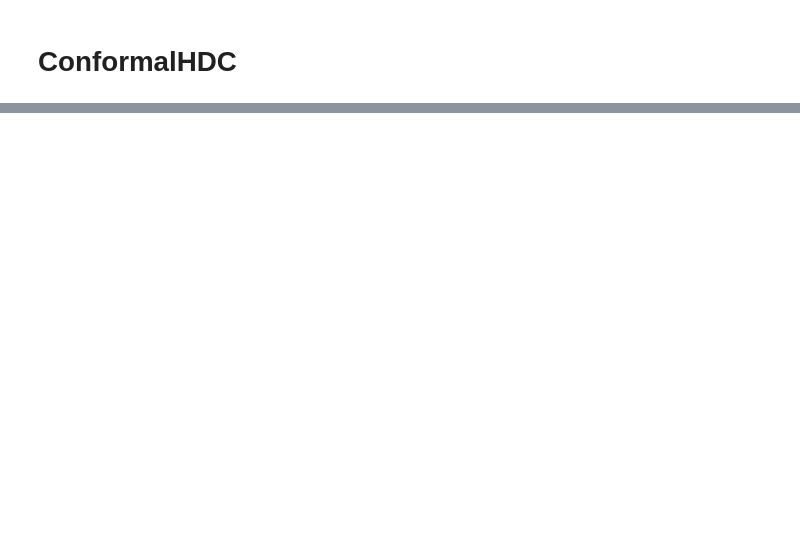
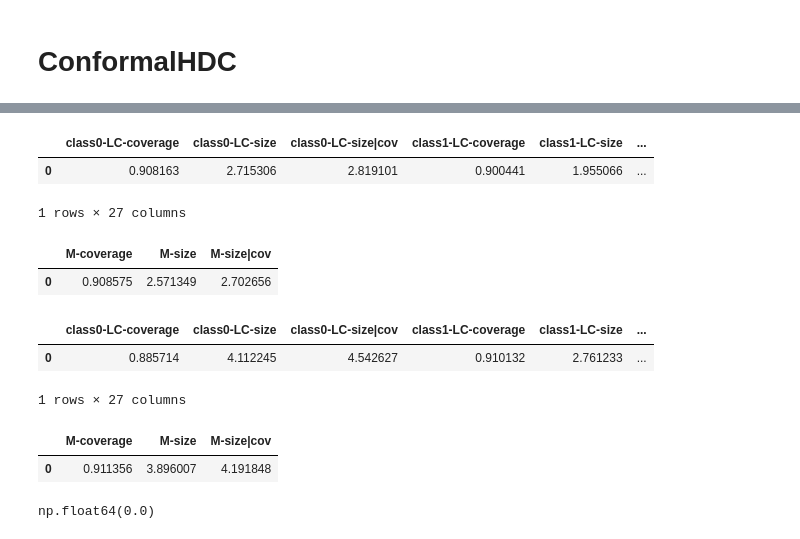
Before and after one commit to ZiyiLiang/conformalHDC, a Jupyter notebook: notebook/BinaryMNIST_inference.ipynb, the cells around one changed output, grey strips where cells are left out. Cells and saved outputs as stored; diff of their text form; code cells hidden in the pictures; blank space fills up the shorter version.

```diff
--- a/notebook/BinaryMNIST_inference.ipynb
+++ b/notebook/BinaryMNIST_inference.ipynb
@@ -211,0 +298,5 @@ plt.show()
+# %%
+in_test_HVs = test_HVs[in_sample_indices]
+in_test_labels = test_labels[in_sample_indices]
+# %%
+chdc = ConformalHDC(to_numpy(prototypes))
@@ -211,0 +305,11 @@ plt.show()
+# %%
+alpha = 0.1
+psets = chdc.set_valued_CP(in_test_HVs, alpha, marginal=False)
+# %%
+df_lc = eval_lc_psets(psets, in_test_labels)
+# %%
+df_lc
+# %% [output]
+|  | class0-LC-coverage | class0-LC-size | class0-LC-size|cov | class1-LC-coverage | class1-LC-size | ... |
+| 0 | 0.908163 | 2.715306 | 2.819101 | 0.900441 | 1.955066 | ... |
+1 rows × 27 columns
@@ -211,0 +318,5 @@ plt.show()
+# %%
+df_m
+# %% [output]
+|  | M-coverage | M-size | M-size|cov |
+| 0 | 0.908575 | 2.571349 | 2.702656 |
@@ -211,0 +330,6 @@ plt.show()
+# %%
+df_lc
+# %% [output]
+|  | class0-LC-coverage | class0-LC-size | class0-LC-size|cov | class1-LC-coverage | class1-LC-size | ... |
+| 0 | 0.885714 | 4.112245 | 4.542627 | 0.910132 | 2.761233 | ... |
+1 rows × 27 columns
@@ -211,0 +338,5 @@ plt.show()
+# %%
+df_m
+# %% [output]
+|  | M-coverage | M-size | M-size|cov |
+| 0 | 0.911356 | 3.896007 | 4.191848 |
@@ -211,0 +347,4 @@ plt.show()
+# %%
+np.mean(sizes)
+# %% [output]
+np.float64(0.0)
```
Also changed, not shown: parts of 22 cells of this notebook, 1 other file.
